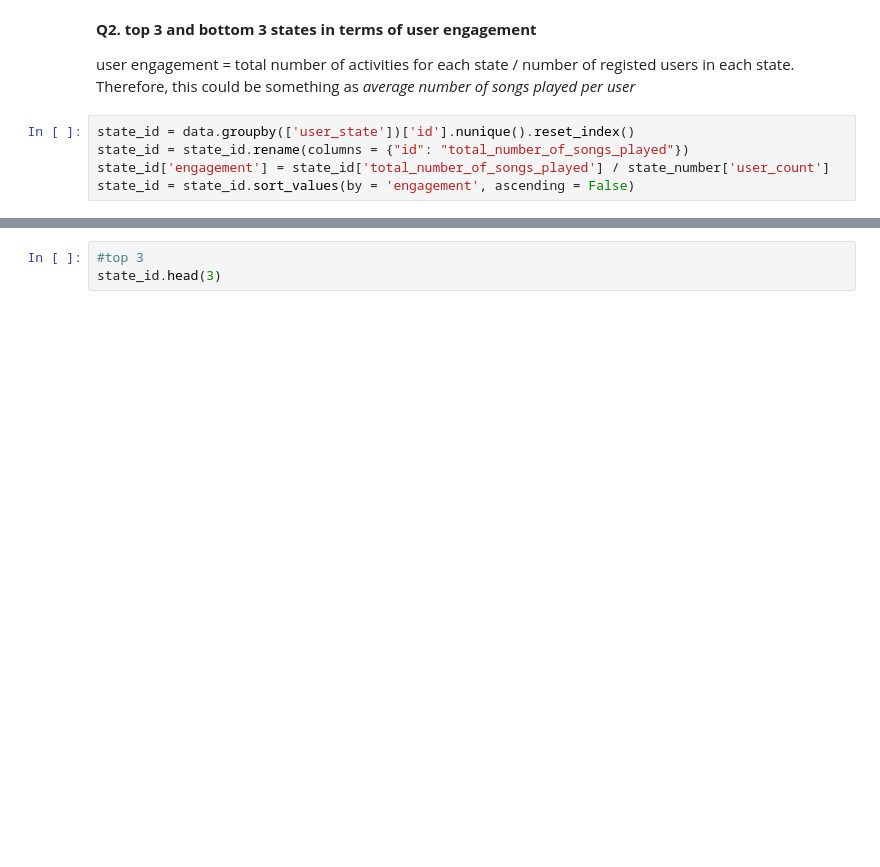
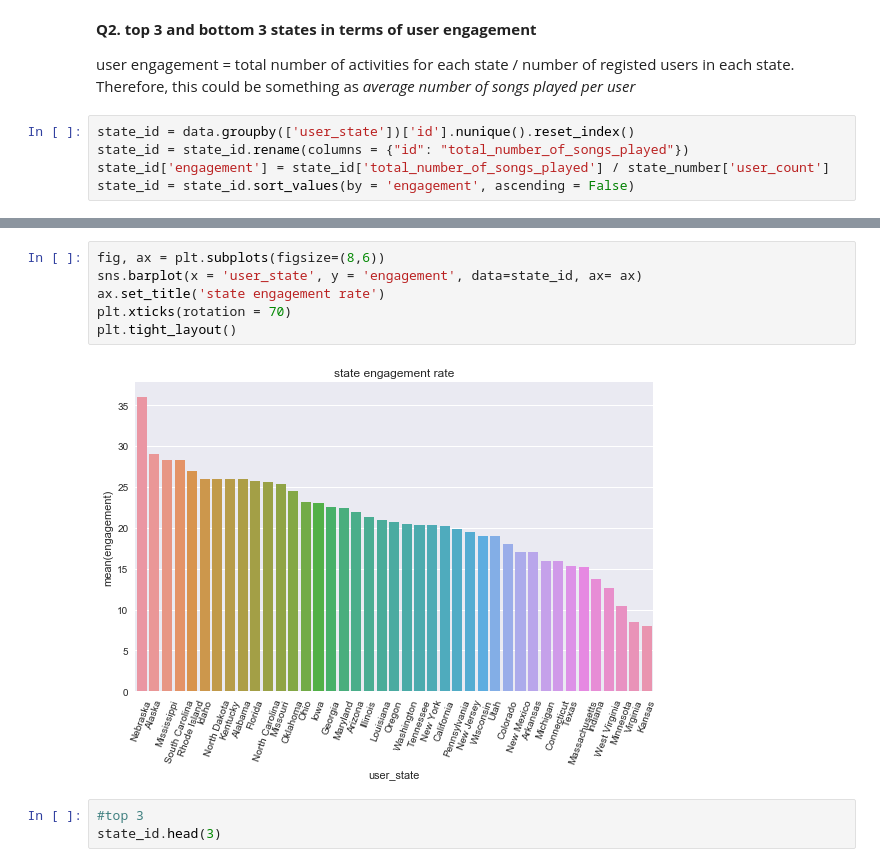
Before and after one commit to fdas3213/data-challenges, a Jupyter notebook: song challenge/song challenge.ipynb, the cells around one changed output, grey strips where cells are left out. Drawn from its saved outputs; the diff is of its cells as text; blank space fills up the shorter version.

```diff
--- a/song challenge/song challenge.ipynb
+++ b/song challenge/song challenge.ipynb
@@ -107,3 +115,11 @@ state_id.plot(kind = 'bar', x = state_id.user_state,y = 'engagement', color = 'b
+# %%
+fig, ax = plt.subplots(figsize=(8,6))
+sns.barplot(x = 'user_state', y = 'engagement', data=state_id, ax= ax)
+ax.set_title('state engagement rate')
+plt.xticks(rotation = 70)
+plt.tight_layout()
+# %% [output]
+[figure, added]
 # %%
 #top 3
 state_id.head(3)
```
Also changed, not shown: parts of 6 cells of this notebook.
